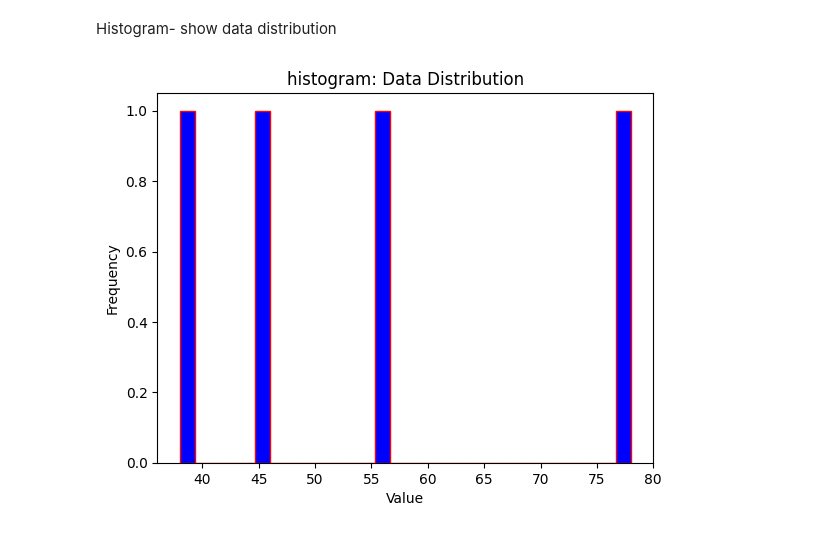
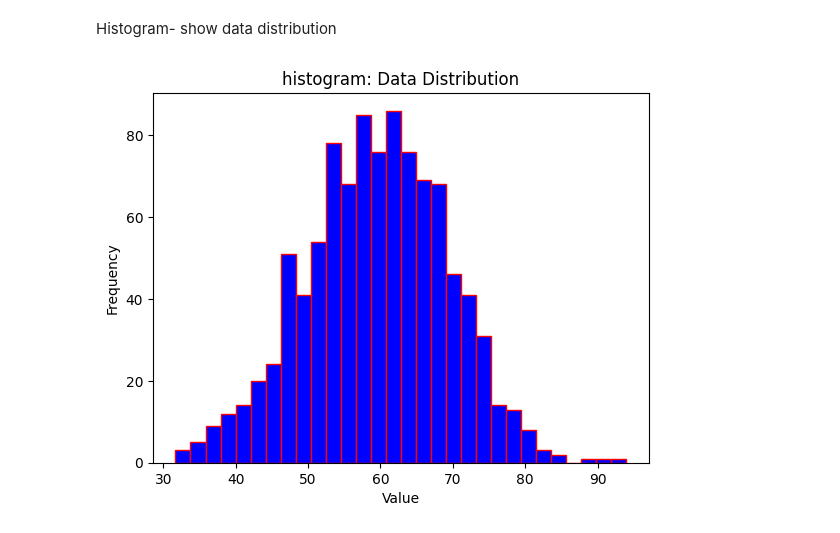
Before and after one commit to amritanshu1968-wq/data-implementation, a Jupyter notebook: Module 2/visualization.ipynb, the cells around one changed output. Cells and saved outputs as stored; diff of their text form; code cells hidden in the pictures.

```diff
--- a/Module 2/visualization.ipynb
+++ b/Module 2/visualization.ipynb
@@ -120,15 +120,13 @@ plt.show()
 # %% [markdown]
 Histogram- show data distribution
 # %%
-Labels  = ["Lofer Shoes", "Tablet", "PC", "Mobile"]
-sizes = [38, 45, 56, 78]
 
-#data  = np.random.normal(loc=60, scale=10, size=1000)
+data  = np.random.normal(loc=60, scale=10, size=1000)
 
-plt.hist(sizes, bins=30, color="blue", edgecolor="red")
+plt.hist(data, bins=30, color="blue", edgecolor="red")
 plt.title("histogram: Data Distribution")
 plt.xlabel("Value")
 plt.ylabel("Frequency")
 plt.show()
 # %% [output]
-[figure, old version]
+[figure, new version]
```
